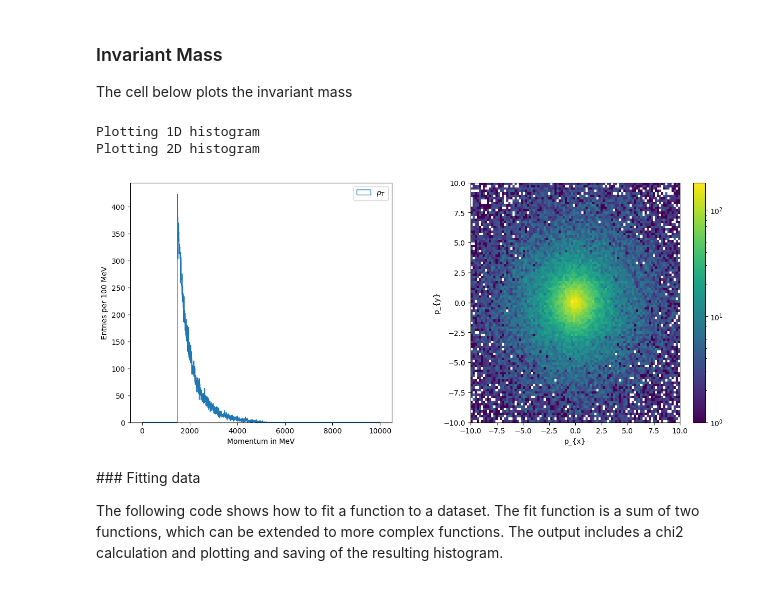
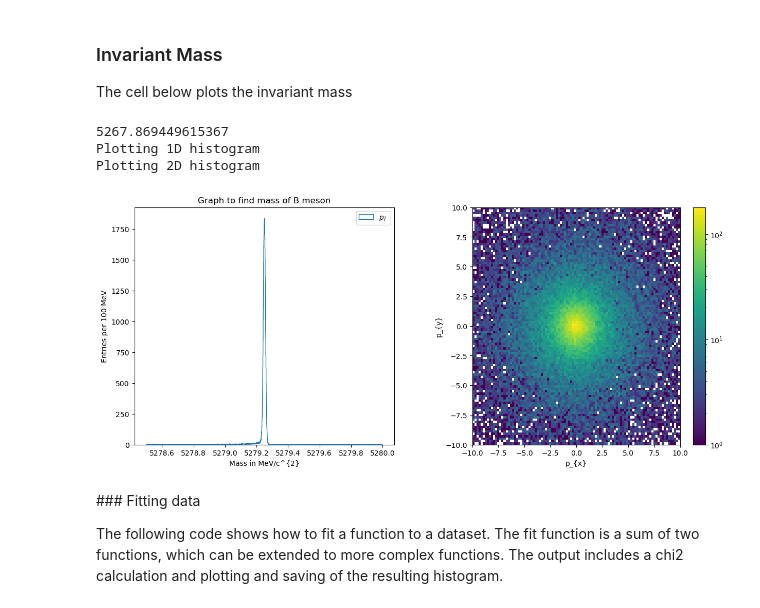
Before and after one commit to Rudy-py/Matter-Antimatter-Asymmetry-, a Jupyter notebook: completed-sections/Analysis_invariant_mass_complete.ipynb, the cells around one changed output. Saved outputs shown, nothing was run; the diff lists cells and outputs as text; code cells hidden in the pictures.

```diff
--- a/completed-sections/Analysis_invariant_mass_complete.ipynb
+++ b/completed-sections/Analysis_invariant_mass_complete.ipynb
@@ -79,8 +79,11 @@ for tree in trees:
         H1_ET = np.sqrt((K_mass**2 * c**4) + (H1_pTot**2 * c**2))
         H2_ET = np.sqrt((K_mass**2 * c**4) + (H2_pTot**2 * c**2))
         H3_ET = np.sqrt((K_mass**2 * c**4) + (H3_pTot**2 * c**2))
+        H_pXTot = data['H1_PX'] + data['H2_PX'] + data['H3_PX']
+        H_pYTot = data['H1_PY'] + data['H2_PY'] + data['H3_PY']
+        H_pZTot = data['H1_PZ'] + data['H2_PZ'] + data['H3_PZ']
 
-        H_invMass = np.sqrt(((H1_ET + H2_ET + H3_ET) ** 2) - ((H1_pTot + H2_pTot + H3_pTot)**2))
+        H_invMass = np.sqrt(((H1_ET + H2_ET + H3_ET) ** 2) - H_pXTot**2 - H_pYTot**2 - H_pZTot**2)
         # This loop will go over individual events
         for i in range(0,len(data['H1_PZ'])):
             event_counter += 1
@@ -164,32 +167,36 @@ The cell below plots the invariant mass
 # %%
 # Plot some histograms -- NOTE: this can take several minutes
 
 # This line produces two plots side-by-side.
 # It's still useful just for one plot as you can set the size and get the fig,ax objects
 fig, ax = plt.subplots(nrows=1, ncols=2, figsize=(15, 6))
 fig.subplots_adjust(wspace=0.3) # increase horizontal space between plots
 
 # This plots two 1D-histograms.
 # The color is changed automatically, the styles are set by hand
 # keep hold of the pT histogram data for fitting later
+print(np.mean(invMass))
 print('Plotting 1D histogram')
-values_invMass,bins_invMass,patches_invMass = ax[0].hist(invMass, bins = 2500, range = [0, 10000],histtype='step',label='$p_{T}$')
-ax[0].set_xlabel('Momentum in MeV')
+values_invMass,bins_invMass,patches_invMass = ax[0].hist(invMass, bins = 2000, range = [5278.5, 5280],histtype='step',label='$p_{T}$')
+ax[0].set_xlabel('Mass in MeV/c^{2}')
 ax[0].set_ylabel('Entries per 100 MeV')
+ax[0].set_title('Graph to find mass of B meson')
 ax[0].legend()
 plt.savefig('invMass.pdf')
+
 
 # This plots a 2D-histogram with values converted to GeV and with a logarithmic colour scale
 print('Plotting 2D histogram')
 h2d = ax[1].hist2d(np.true_divide(pX,1000), np.divide(pY,1000), bins = [100,100], range = [[-10,10],[-10,10]],norm=colors.LogNorm())
 ax[1].set_xlabel('p_{x}')
 ax[1].set_ylabel('p_{y}')
 fig.colorbar(h2d[3],ax=ax[1]) # let's add the colour scale
 plt.savefig('pXpY.pdf')
 # %% [output]
+5267.869449615367
 Plotting 1D histogram
 Plotting 2D histogram
-[figure, old version]
+[figure, new version]
 # %% [markdown]
 ### Fitting data
 
```
